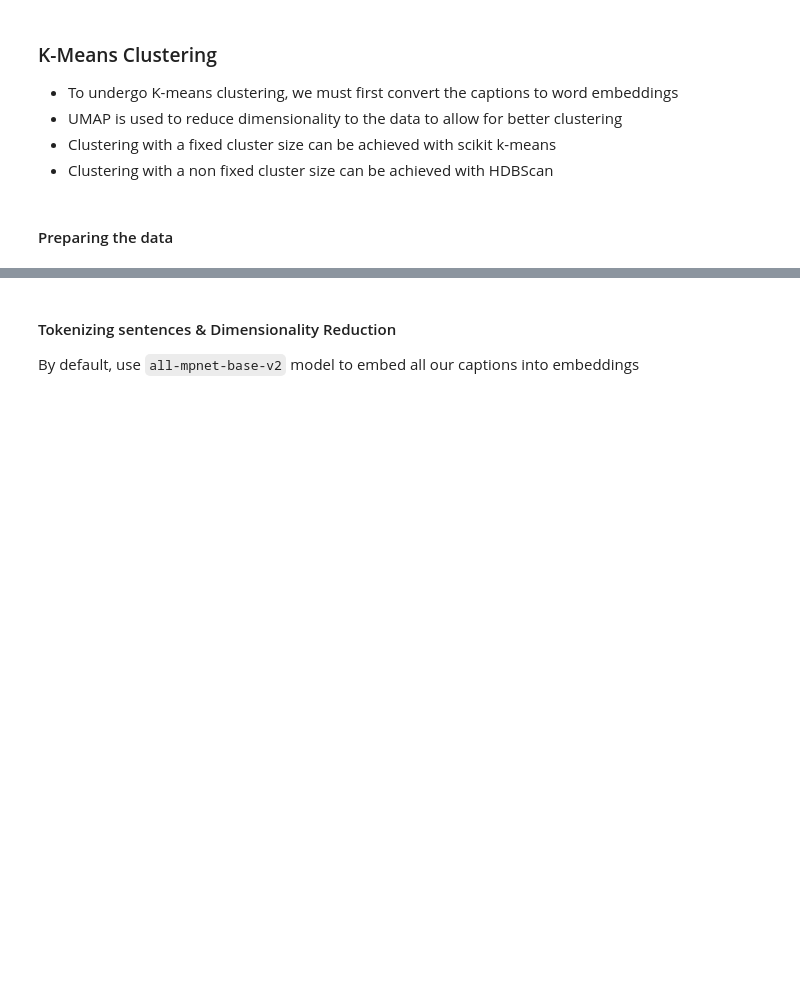
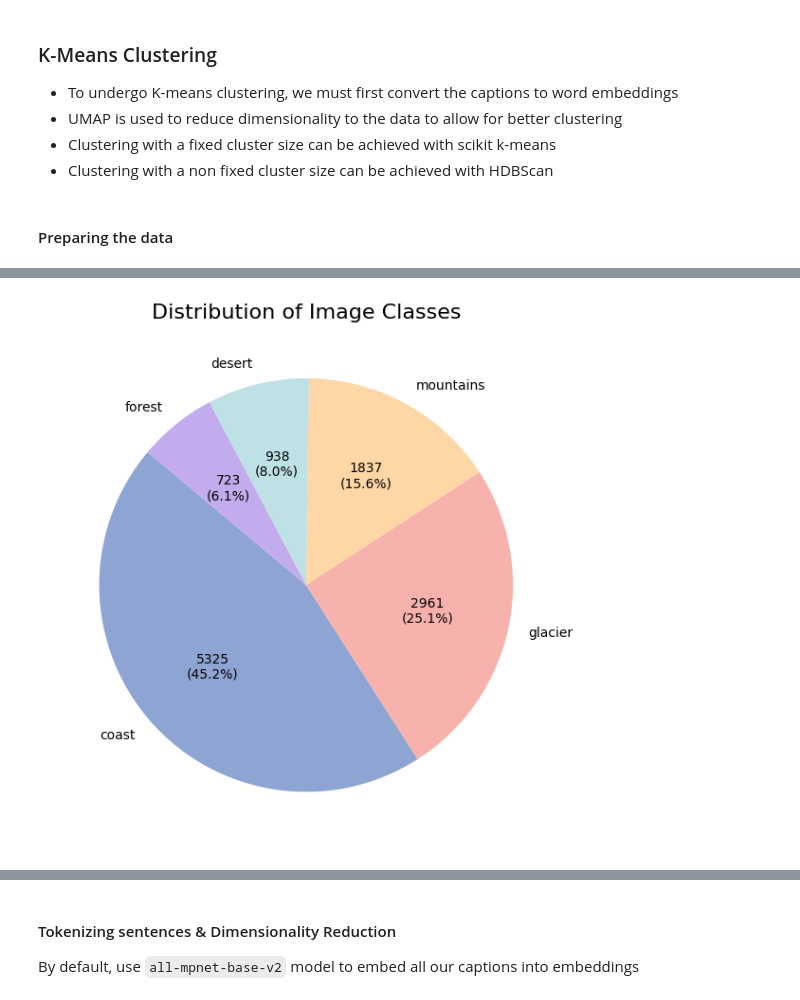
Before and after one commit to Jaywhisker/PlayWrite, a Jupyter notebook: notebooks/data_visualisation/dataset_visualisation.ipynb, the cells around one changed output, grey strips where cells are left out. Drawn from its saved outputs; the diff is of its cells as text; code cells hidden in the pictures; blank space fills up the shorter version.

```diff
--- a/notebooks/data_visualisation/dataset_visualisation.ipynb
+++ b/notebooks/data_visualisation/dataset_visualisation.ipynb
@@ -67,0 +144,42 @@ kosmos
+# %%
+def analyze_class_distribution(df):
+    """
+    Analyze the class distribution of the DataFrame.
+
+    Args:
+        df (DataFrame): Input DataFrame containing the data.
+
+    Returns:
+        Series: Class distribution.
+        int: Total number of images.
+    """
+    class_distribution = df['classified_label'].value_counts()
+    total_images = class_distribution.sum()
+    return class_distribution, total_images
+
+def plot_class_distribution(class_distribution, total_images):
+    """
+    Plot a pie chart showing the distribution of image classes.
+
+    Args:
+        class_distribution (Series): Class distribution.
+        total_images (int): Total number of images.
+    """
+    labels = class_distribution.index
+    colors = ['#8EA4D2', '#F7B2AD', '#FFD6A5', '#BEE1E6', '#C3ACEE']
+
+    def func(pct, allvals):
+        absolute = int(pct/100.*total_images)
+        return "{:d}\n({:.1f}%)".format(absolute, pct)
+
+    plt.figure(figsize=(6, 6))
+    plt.pie(class_distribution, labels=labels, colors=colors, startangle=140,
+            autopct=lambda pct: func(pct, class_distribution))
+    plt.title('Distribution of Image Classes', fontsize=16)
+    plt.tight_layout()
+    plt.show()
+# %%
+class_distribution, total_images = analyze_class_distribution(flickr30k)
+plot_class_distribution(class_distribution, total_images)
+# %% [output]
+[figure, added]
```
Also changed, not shown: parts of 16 cells of this notebook, 4 other files.
